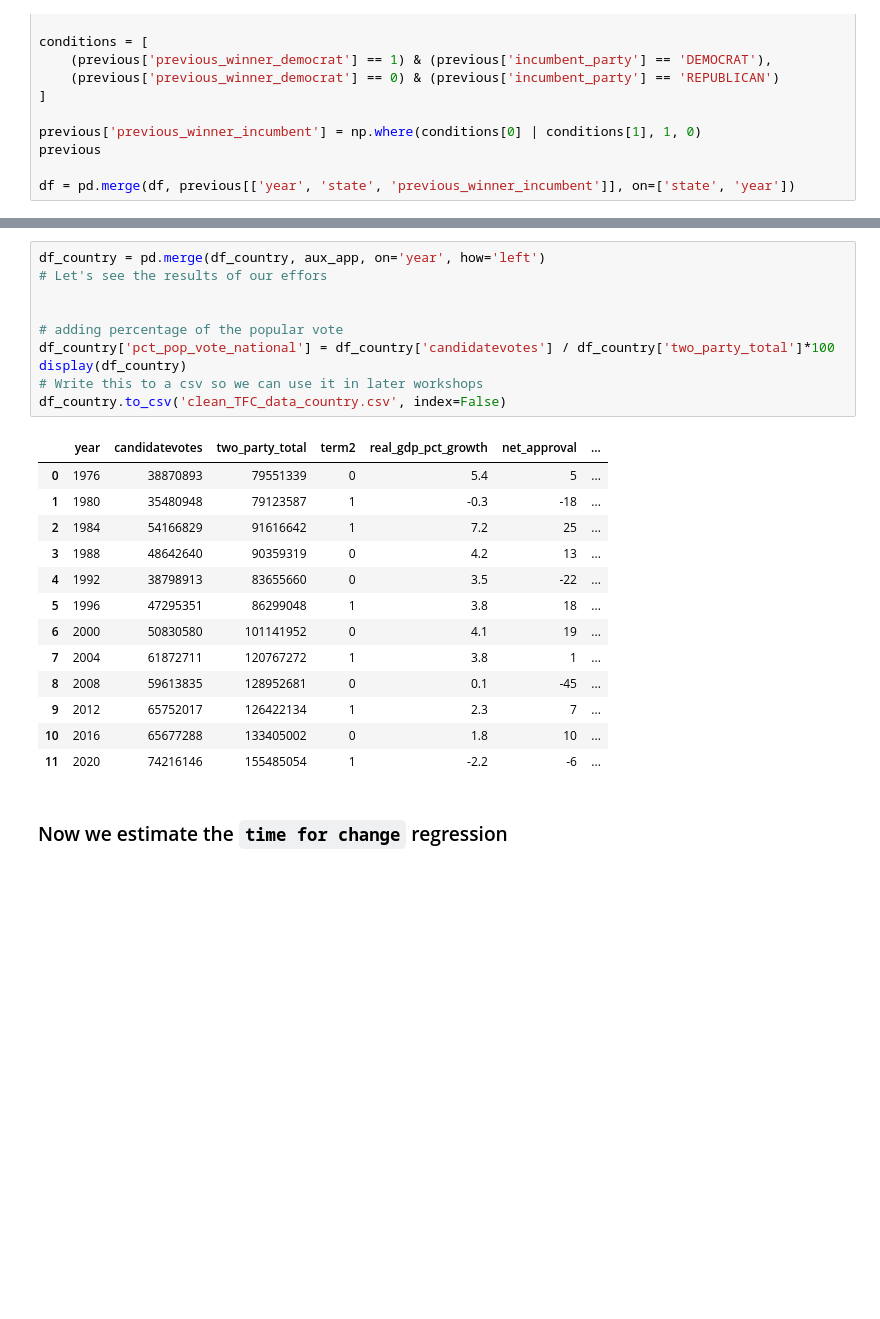
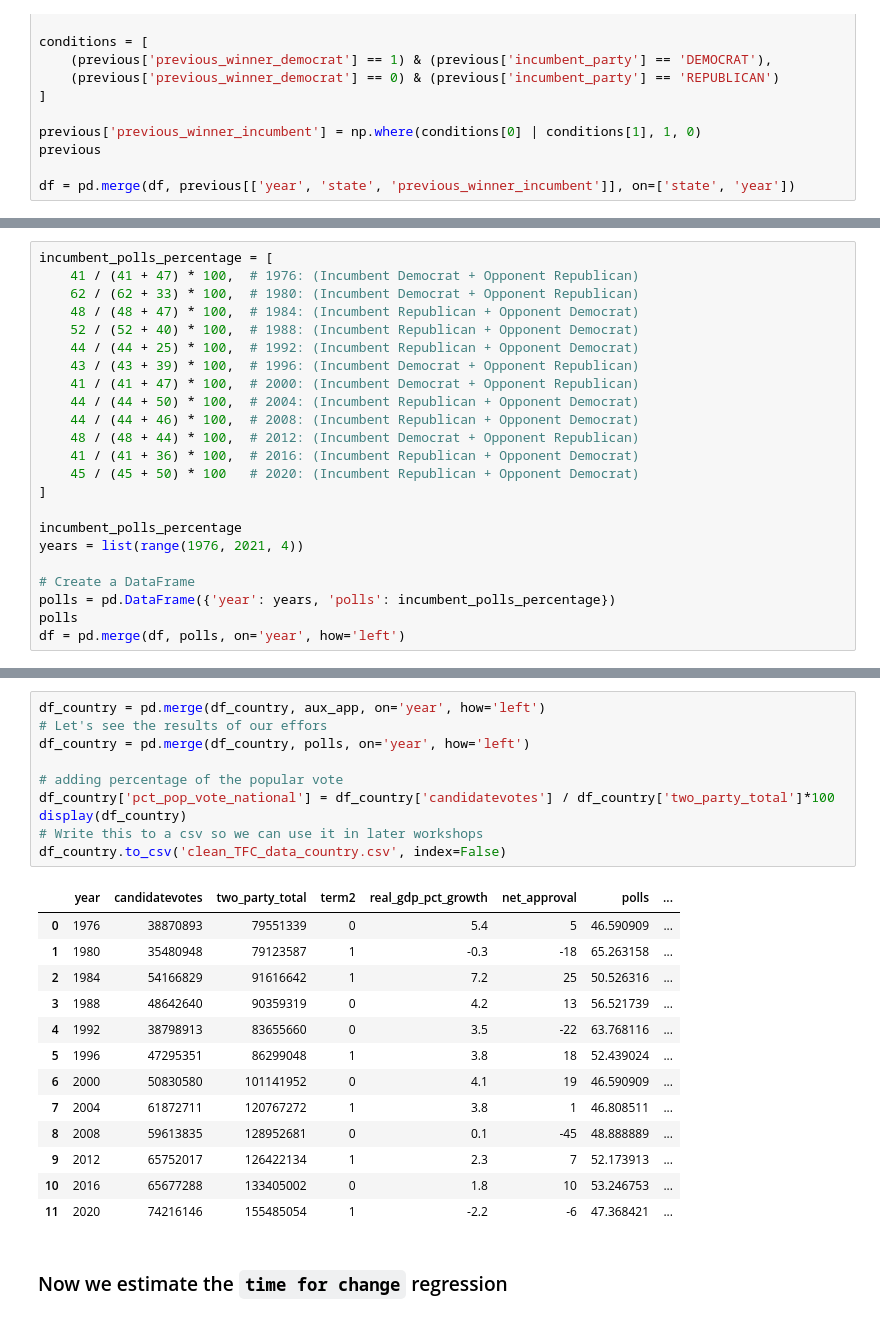
Before and after one commit to alicja-a-d/group_camp_week, a Jupyter notebook: alicja_linear_regression_camp_challenge.ipynb, the cells around one changed output, grey strips where cells are left out. Cells and saved outputs as stored; diff of their text form; blank space fills up the shorter version.

```diff
--- a/alicja_linear_regression_camp_challenge.ipynb
+++ b/alicja_linear_regression_camp_challenge.ipynb
@@ -337,3 +340,26 @@ df = pd.merge(df, previous[['year', 'state', 'previous_winner_incumbent']], on=[
+# %%
+incumbent_polls_percentage = [
+    41 / (41 + 47) * 100,  # 1976: (Incumbent Democrat + Opponent Republican)
+    62 / (62 + 33) * 100,  # 1980: (Incumbent Democrat + Opponent Republican)
+    48 / (48 + 47) * 100,  # 1984: (Incumbent Republican + Opponent Democrat)
+    52 / (52 + 40) * 100,  # 1988: (Incumbent Republican + Opponent Democrat)
+    44 / (44 + 25) * 100,  # 1992: (Incumbent Republican + Opponent Democrat)
+    43 / (43 + 39) * 100,  # 1996: (Incumbent Democrat + Opponent Republican)
+    41 / (41 + 47) * 100,  # 2000: (Incumbent Democrat + Opponent Republican)
+    44 / (44 + 50) * 100,  # 2004: (Incumbent Republican + Opponent Democrat)
+    44 / (44 + 46) * 100,  # 2008: (Incumbent Republican + Opponent Democrat)
+    48 / (48 + 44) * 100,  # 2012: (Incumbent Democrat + Opponent Republican)
+    41 / (41 + 36) * 100,  # 2016: (Incumbent Republican + Opponent Democrat)
+    45 / (45 + 50) * 100   # 2020: (Incumbent Republican + Opponent Democrat)
+]
+
+incumbent_polls_percentage
+years = list(range(1976, 2021, 4))
+
+# Create a DataFrame
+polls = pd.DataFrame({'year': years, 'polls': incumbent_polls_percentage})
+polls
+df = pd.merge(df, polls, on='year', how='left')
 # %%
 # Let's see the results of our effors
 display(df)
@@ -357,27 +383,27 @@ df.to_csv('clean_TFC_data.csv', index=False)
 # %%
 df_country = pd.merge(df_country, aux_app, on='year', how='left')
 # Let's see the results of our effors
-
+df_country = pd.merge(df_country, polls, on='year', how='left')
 
 # adding percentage of the popular vote
 df_country['pct_pop_vote_national'] = df_country['candidatevotes'] / df_country['two_party_total']*100
 display(df_country)
 # Write this to a csv so we can use it in later workshops
 df_country.to_csv('clean_TFC_data_country.csv', index=False)
 # %% [output]
-|  | year | candidatevotes | two_party_total | term2 | real_gdp_pct_growth | net_approval | ... |
-| 0 | 1976 | 38870893 | 79551339 | 0 | 5.4 | 5 | ... |
-| 1 | 1980 | 35480948 | 79123587 | 1 | -0.3 | -18 | ... |
-| 2 | 1984 | 54166829 | 91616642 | 1 | 7.2 | 25 | ... |
-| 3 | 1988 | 48642640 | 90359319 | 0 | 4.2 | 13 | ... |
-| 4 | 1992 | 38798913 | 83655660 | 0 | 3.5 | -22 | ... |
-| 5 | 1996 | 47295351 | 86299048 | 1 | 3.8 | 18 | ... |
-| 6 | 2000 | 50830580 | 101141952 | 0 | 4.1 | 19 | ... |
-| 7 | 2004 | 61872711 | 120767272 | 1 | 3.8 | 1 | ... |
-| 8 | 2008 | 59613835 | 128952681 | 0 | 0.1 | -45 | ... |
-| 9 | 2012 | 65752017 | 126422134 | 1 | 2.3 | 7 | ... |
-| 10 | 2016 | 65677288 | 133405002 | 0 | 1.8 | 10 | ... |
-| 11 | 2020 | 74216146 | 155485054 | 1 | -2.2 | -6 | ... |
+|  | year | candidatevotes | two_party_total | term2 | real_gdp_pct_growth | net_approval | polls | ... |
+| 0 | 1976 | 38870893 | 79551339 | 0 | 5.4 | 5 | 46.590909 | ... |
+| 1 | 1980 | 35480948 | 79123587 | 1 | -0.3 | -18 | 65.263158 | ... |
+| 2 | 1984 | 54166829 | 91616642 | 1 | 7.2 | 25 | 50.526316 | ... |
+| 3 | 1988 | 48642640 | 90359319 | 0 | 4.2 | 13 | 56.521739 | ... |
+| 4 | 1992 | 38798913 | 83655660 | 0 | 3.5 | -22 | 63.768116 | ... |
+| 5 | 1996 | 47295351 | 86299048 | 1 | 3.8 | 18 | 52.439024 | ... |
+| 6 | 2000 | 50830580 | 101141952 | 0 | 4.1 | 19 | 46.590909 | ... |
+| 7 | 2004 | 61872711 | 120767272 | 1 | 3.8 | 1 | 46.808511 | ... |
+| 8 | 2008 | 59613835 | 128952681 | 0 | 0.1 | -45 | 48.888889 | ... |
+| 9 | 2012 | 65752017 | 126422134 | 1 | 2.3 | 7 | 52.173913 | ... |
+| 10 | 2016 | 65677288 | 133405002 | 0 | 1.8 | 10 | 53.246753 | ... |
+| 11 | 2020 | 74216146 | 155485054 | 1 | -2.2 | -6 | 47.368421 | ... |
 # %% [markdown]
 ### Now we estimate the `time for change` regression
 # %%
```
Also changed, not shown: parts of 12 cells of this notebook, 5 other files.
